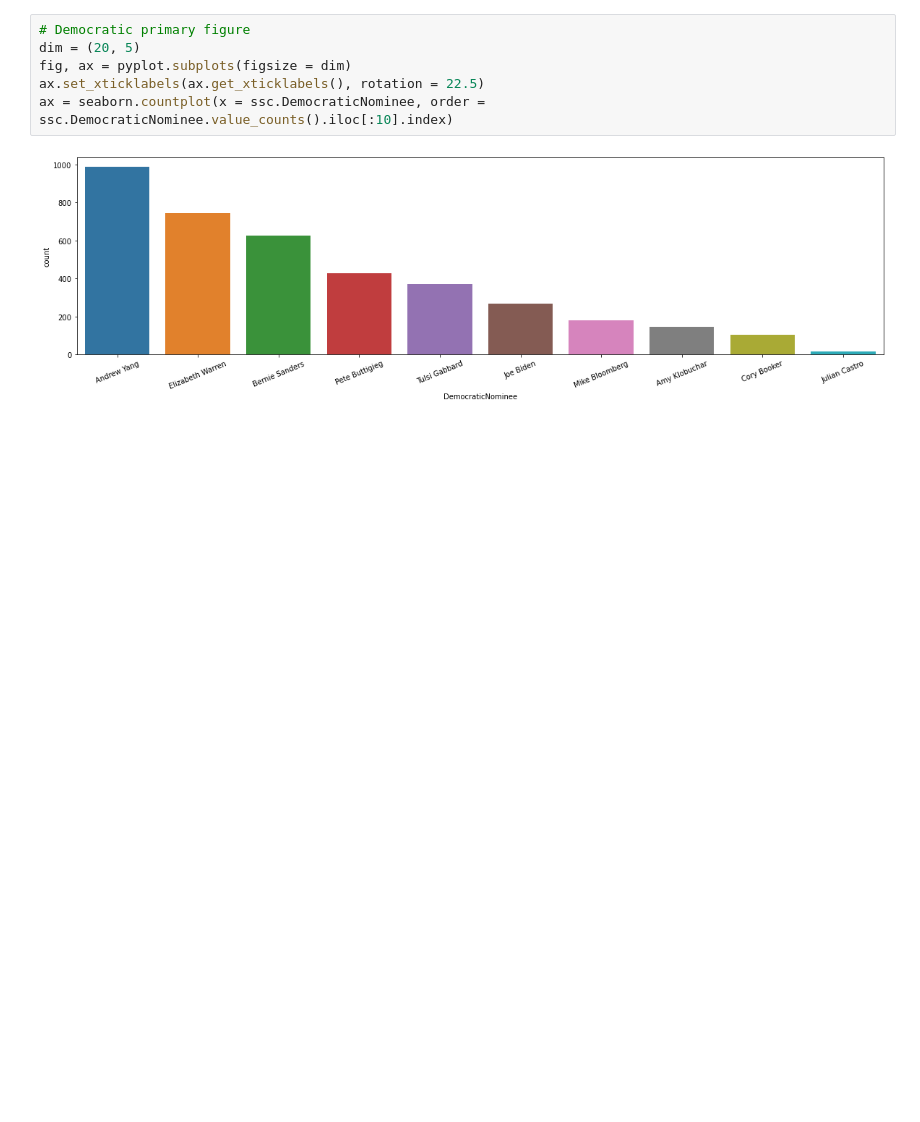
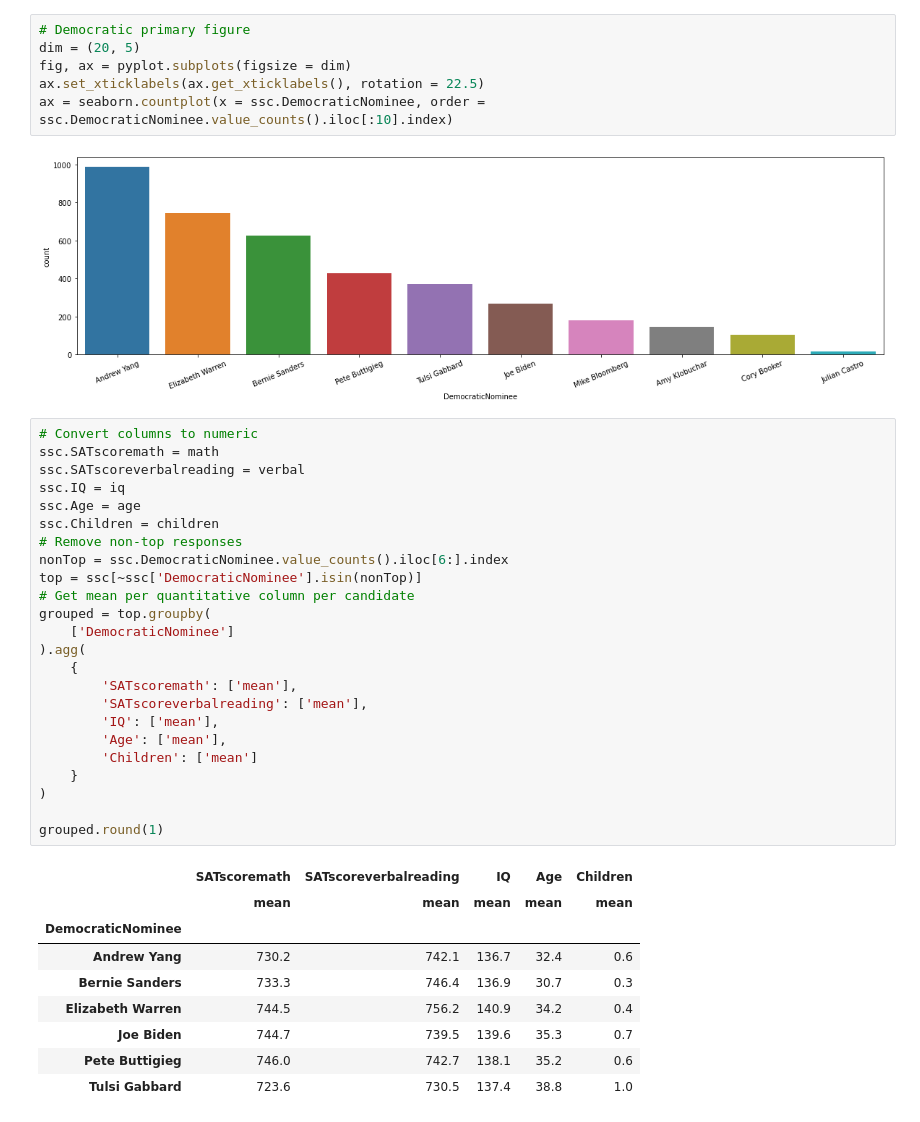
Before and after one commit to aarondzt/Slate-Star-Codex-Voter-Demographics, a Jupyter notebook: 601 Homework 1.ipynb, the cells around one changed output. Drawn from its saved outputs; the diff is of its cells as text; blank space fills up the shorter version.

```diff
--- a/601 Homework 1.ipynb
+++ b/601 Homework 1.ipynb
@@ -166,3 +166,37 @@ ax.set_xticklabels(ax.get_xticklabels(), rotation = 22.5)
 ax = seaborn.countplot(x = ssc.DemocraticNominee, order = ssc.DemocraticNominee.value_counts().iloc[:10].index)
 # %% [output]
 [figure]
+# %%
+# Convert columns to numeric
+ssc.SATscoremath = math
+ssc.SATscoreverbalreading = verbal
+ssc.IQ = iq
+ssc.Age = age
+ssc.Children = children
+# Remove non-top responses
+nonTop = ssc.DemocraticNominee.value_counts().iloc[6:].index
+top = ssc[~ssc['DemocraticNominee'].isin(nonTop)]
+# Get mean per quantitative column per candidate
+grouped = top.groupby(
+    ['DemocraticNominee']
+).agg(
+    {
+        'SATscoremath': ['mean'],
+        'SATscoreverbalreading': ['mean'],
+        'IQ': ['mean'],
+        'Age': ['mean'],
+        'Children': ['mean']
+    }
+)
+
+grouped.round(1)
+# %% [output]
+|  | SATscoremath | SATscoreverbalreading | IQ | Age | Children |
+|  | mean | mean | mean | mean | mean |
+| DemocraticNominee |  |  |  |  |  |
+| Andrew Yang | 730.2 | 742.1 | 136.7 | 32.4 | 0.6 |
+| Bernie Sanders | 733.3 | 746.4 | 136.9 | 30.7 | 0.3 |
+| Elizabeth Warren | 744.5 | 756.2 | 140.9 | 34.2 | 0.4 |
+| Joe Biden | 744.7 | 739.5 | 139.6 | 35.3 | 0.7 |
+| Pete Buttigieg | 746.0 | 742.7 | 138.1 | 35.2 | 0.6 |
+| Tulsi Gabbard | 723.6 | 730.5 | 137.4 | 38.8 | 1.0 |
```
Also changed, not shown: parts of 1 cell of this notebook.
